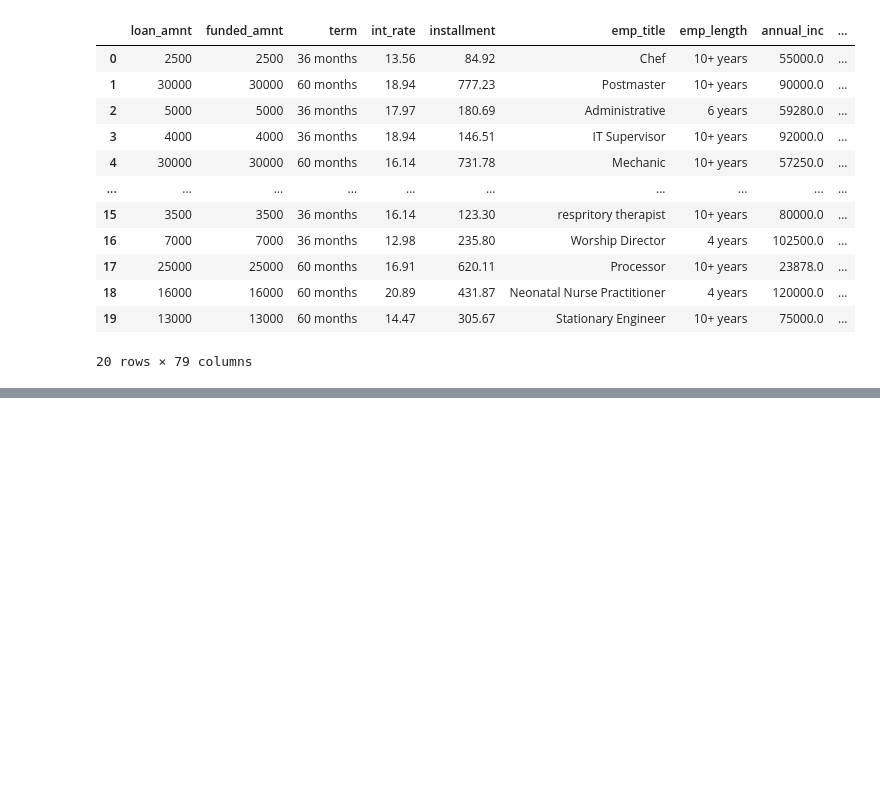
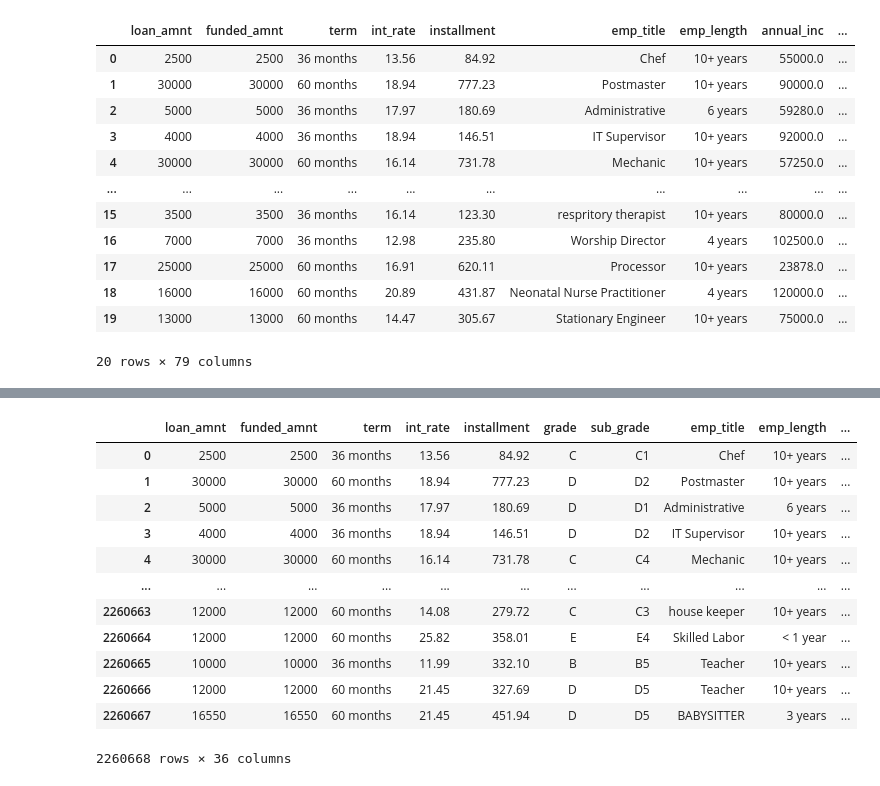
Before and after one commit to FYP-AI-Blockchain-Fraud-Detection-P2P/Data-Cleaning, a Jupyter notebook: notebooks/data_cleaning.ipynb, the cells around one changed output, grey strips where cells are left out. Cells and saved outputs as stored; diff of their text form; code cells hidden in the pictures; blank space fills up the shorter version.

```diff
--- a/notebooks/data_cleaning.ipynb
+++ b/notebooks/data_cleaning.ipynb
@@ -262,15 +262,3 @@ Index(['loan_amnt', 'funded_amnt', 'term', 'int_rate', 'installment',
        'home_ownership_OTHER', 'home_ownership_OWN', 'home_ownership_RENT',
        'verification_status_Source Verified', 'verification_status_Verified'],
       dtype='object')
-# %%
-pd.set_option('display.max_rows', 10)
-
-final_cleaned_data[['loan_amnt', 'funded_amnt', 'term', 'int_rate', 'installment',
-        'emp_title', 'emp_length', 'annual_inc',
-         'loan_status', 'zip_code', 'addr_state', 'dti',
-       'delinq_2yrs', 'earliest_cr_line', 'inq_last_6mths', 'open_acc',
-       'pub_rec', 'revol_bal', 'revol_util', 'total_acc', 'total_pymnt',
-       'total_rec_prncp', 'total_rec_int', 'total_rec_late_fee', 'recoveries',
-       'collection_recovery_fee', 'last_pymnt_d', 'last_pymnt_amnt',
-       'last_credit_pull_d', 'collections_12_mths_ex_med', 'mort_acc',
-       'issue_year']].head(10)
@@ -308,0 +480,16 @@ if 'grade' in cleaned_data.columns:
+# %%
+df
+# %% [output]
+|  | loan_amnt | funded_amnt | term | int_rate | installment | grade | sub_grade | emp_title | emp_length | ... |
+| 0 | 2500 | 2500 | 36 months | 13.56 | 84.92 | C | C1 | Chef | 10+ years | ... |
+| 1 | 30000 | 30000 | 60 months | 18.94 | 777.23 | D | D2 | Postmaster | 10+ years | ... |
+| 2 | 5000 | 5000 | 36 months | 17.97 | 180.69 | D | D1 | Administrative | 6 years | ... |
+| 3 | 4000 | 4000 | 36 months | 18.94 | 146.51 | D | D2 | IT Supervisor | 10+ years | ... |
+| 4 | 30000 | 30000 | 60 months | 16.14 | 731.78 | C | C4 | Mechanic | 10+ years | ... |
+| ... | ... | ... | ... | ... | ... | ... | ... | ... | ... | ... |
+| 2260663 | 12000 | 12000 | 60 months | 14.08 | 279.72 | C | C3 | house keeper | 10+ years | ... |
+| 2260664 | 12000 | 12000 | 60 months | 25.82 | 358.01 | E | E4 | Skilled Labor | < 1 year | ... |
+| 2260665 | 10000 | 10000 | 36 months | 11.99 | 332.10 | B | B5 | Teacher | 10+ years | ... |
+| 2260666 | 12000 | 12000 | 60 months | 21.45 | 327.69 | D | D5 | Teacher | 10+ years | ... |
+| 2260667 | 16550 | 16550 | 60 months | 21.45 | 451.94 | D | D5 | BABYSITTER | 3 years | ... |
+2260668 rows × 36 columns
```
Also changed, not shown: parts of 15 cells of this notebook.
